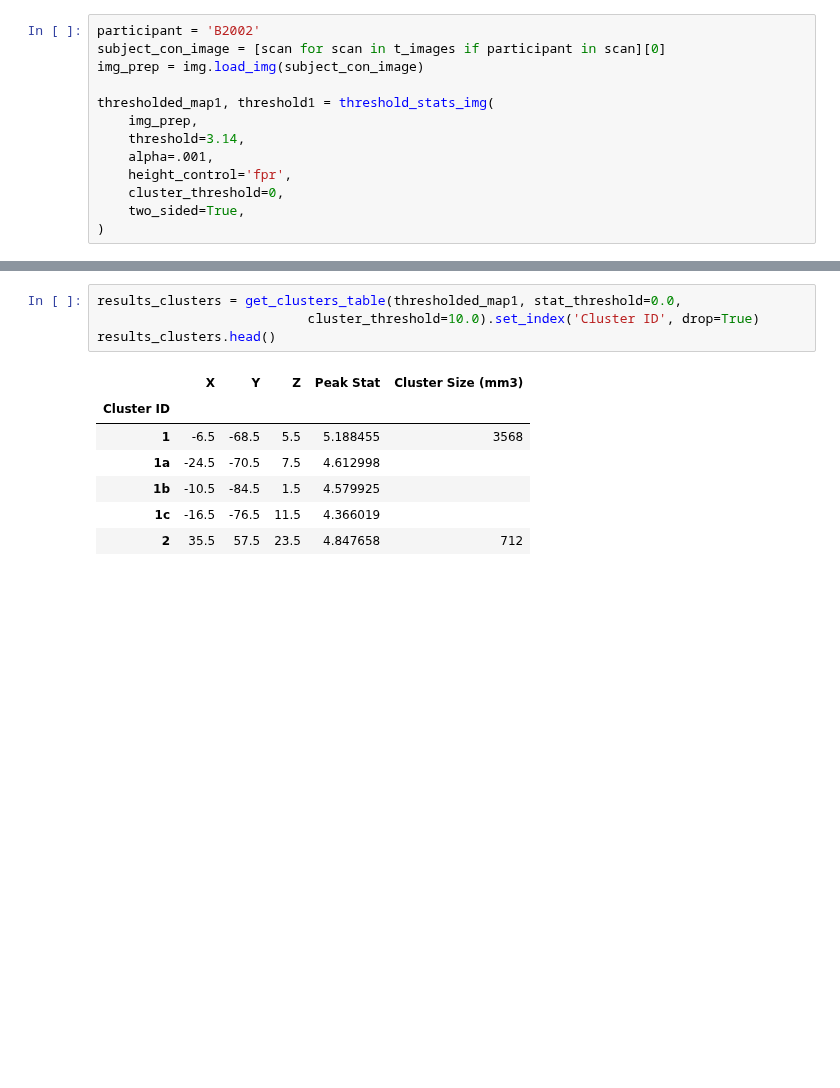
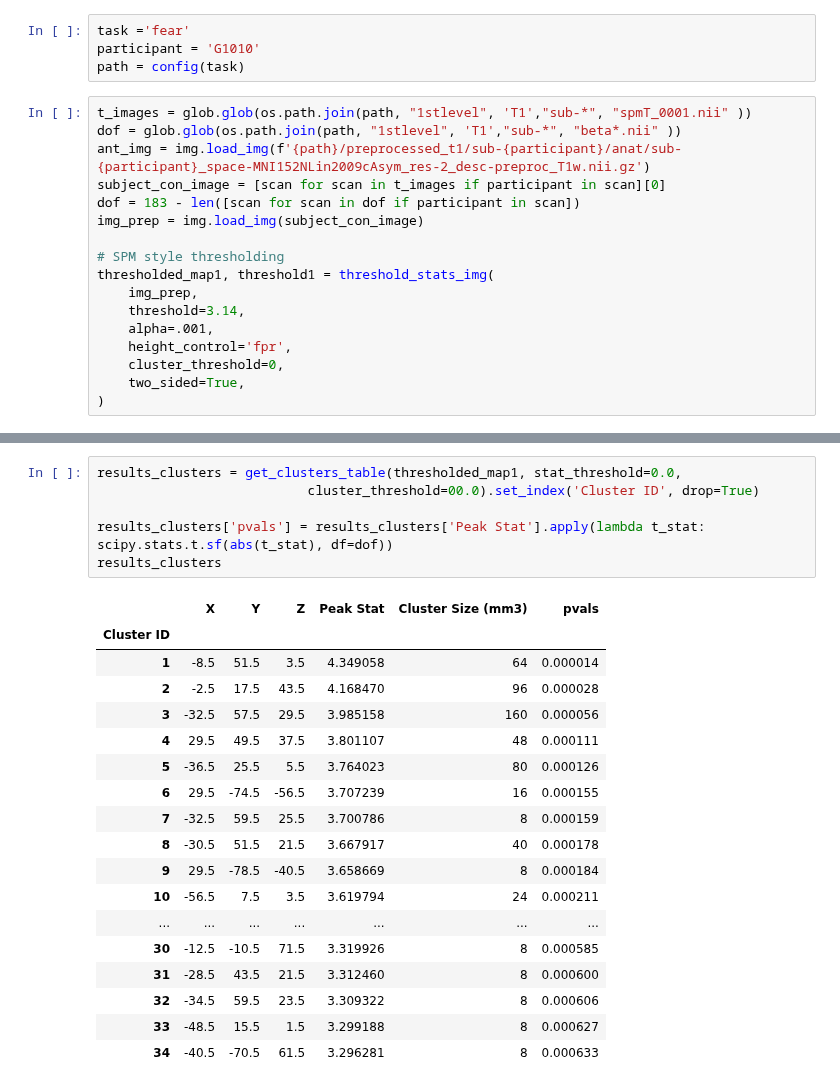
Before and after one commit to WMDA/socio-emotion-cognition, a Jupyter notebook: task_fmri/results/1stlevel/first_level.ipynb, the cells around one changed output, grey strips where cells are left out. Drawn from its saved outputs; the diff is of its cells as text; blank space fills up the shorter version.

```diff
--- a/task_fmri/results/1stlevel/first_level.ipynb
+++ b/task_fmri/results/1stlevel/first_level.ipynb
@@ -13,8 +13,16 @@ t_images = glob.glob(os.path.join(path, "1stlevel", "results",'T2',"sub-*", "spm
+# %%
+task ='fear'
+participant = 'G1010'
+path = config(task)
 # %%
-participant = 'B2002'
+t_images = glob.glob(os.path.join(path, "1stlevel", 'T1',"sub-*", "spmT_0001.nii" ))
+dof = glob.glob(os.path.join(path, "1stlevel", 'T1',"sub-*", "beta*.nii" ))
+ant_img = img.load_img(f'{path}/preprocessed_t1/sub-{participant}/anat/sub-{participant}_space-MNI152NLin2009cAsym_res-2_desc-preproc_T1w.nii.gz')
 subject_con_image = [scan for scan in t_images if participant in scan][0]
+dof = 183 - len([scan for scan in dof if participant in scan])
 img_prep = img.load_img(subject_con_image)
 
+# SPM style thresholding
 thresholded_map1, threshold1 = threshold_stats_img(
     img_prep,
     threshold=3.14,
@@ -40,13 +50,26 @@ plotting.view_img(thresholded_map1, cut_coords=(0, 0, 0), figure=fig)
 <nilearn.plotting.html_stat_map.StatMapView at 0x...>
 # %%
 results_clusters = get_clusters_table(thresholded_map1, stat_threshold=0.0,
-                           cluster_threshold=10.0).set_index('Cluster ID', drop=True)
-results_clusters.head()
+                           cluster_threshold=00.0).set_index('Cluster ID', drop=True)
+
+results_clusters['pvals'] = results_clusters['Peak Stat'].apply(lambda t_stat: scipy.stats.t.sf(abs(t_stat), df=dof))
+results_clusters
 # %% [output]
-|  | X | Y | Z | Peak Stat | Cluster Size (mm3) |
-| Cluster ID |  |  |  |  |  |
-| 1 | -6.5 | -68.5 | 5.5 | 5.188455 | 3568 |
-| 1a | -24.5 | -70.5 | 7.5 | 4.612998 |  |
-| 1b | -10.5 | -84.5 | 1.5 | 4.579925 |  |
-| 1c | -16.5 | -76.5 | 11.5 | 4.366019 |  |
-| 2 | 35.5 | 57.5 | 23.5 | 4.847658 | 712 |
+|  | X | Y | Z | Peak Stat | Cluster Size (mm3) | pvals |
+| Cluster ID |  |  |  |  |  |  |
+| 1 | -8.5 | 51.5 | 3.5 | 4.349058 | 64 | 0.000014 |
+| 2 | -2.5 | 17.5 | 43.5 | 4.168470 | 96 | 0.000028 |
+| 3 | -32.5 | 57.5 | 29.5 | 3.985158 | 160 | 0.000056 |
+| 4 | 29.5 | 49.5 | 37.5 | 3.801107 | 48 | 0.000111 |
+| 5 | -36.5 | 25.5 | 5.5 | 3.764023 | 80 | 0.000126 |
+| 6 | 29.5 | -74.5 | -56.5 | 3.707239 | 16 | 0.000155 |
+| 7 | -32.5 | 59.5 | 25.5 | 3.700786 | 8 | 0.000159 |
+| 8 | -30.5 | 51.5 | 21.5 | 3.667917 | 40 | 0.000178 |
+| 9 | 29.5 | -78.5 | -40.5 | 3.658669 | 8 | 0.000184 |
+| 10 | -56.5 | 7.5 | 3.5 | 3.619794 | 24 | 0.000211 |
+| ... | ... | ... | ... | ... | ... | ... |
+| 30 | -12.5 | -10.5 | 71.5 | 3.319926 | 8 | 0.000585 |
+| 31 | -28.5 | 43.5 | 21.5 | 3.312460 | 8 | 0.000600 |
+| 32 | -34.5 | 59.5 | 23.5 | 3.309322 | 8 | 0.000606 |
+| 33 | -48.5 | 15.5 | 1.5 | 3.299188 | 8 | 0.000627 |
+| 34 | -40.5 | -70.5 | 61.5 | 3.296281 | 8 | 0.000633 |
```
Also changed, not shown: parts of 4 cells of this notebook, 18 other files.
